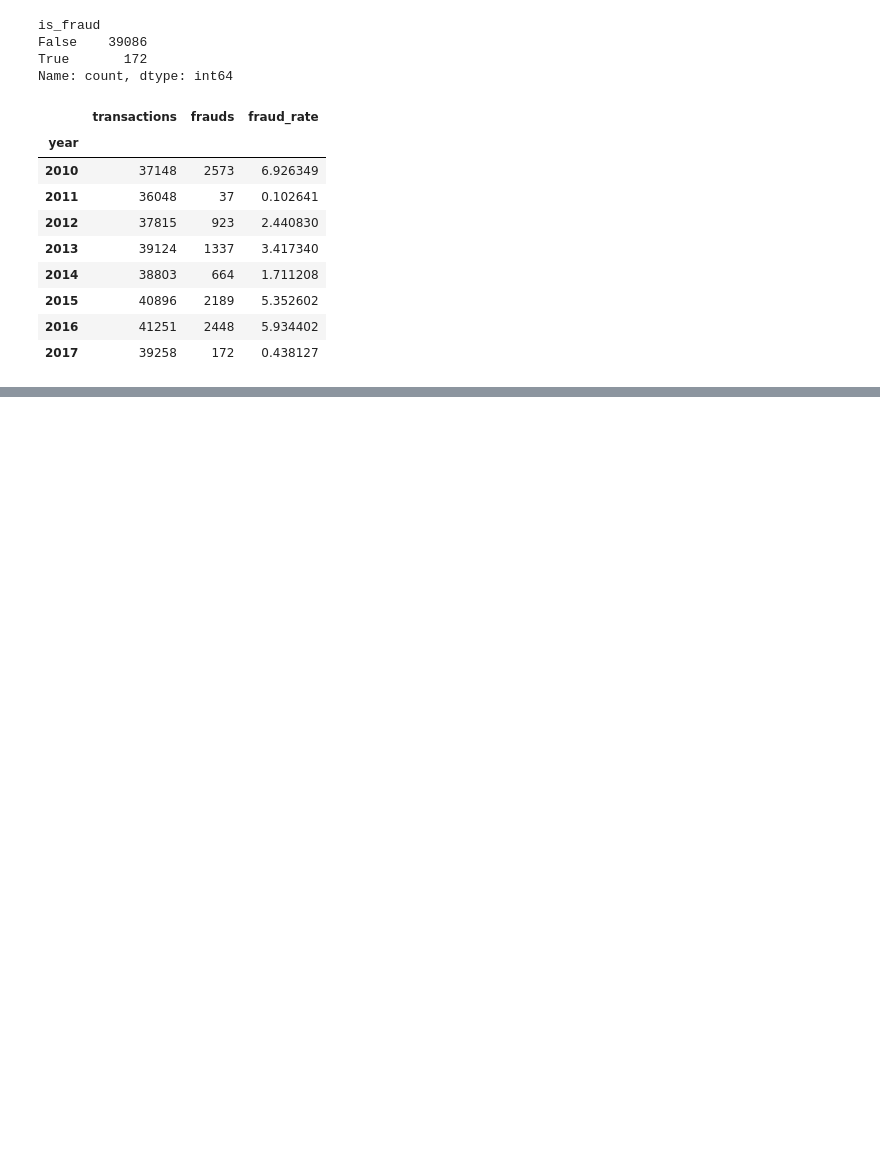
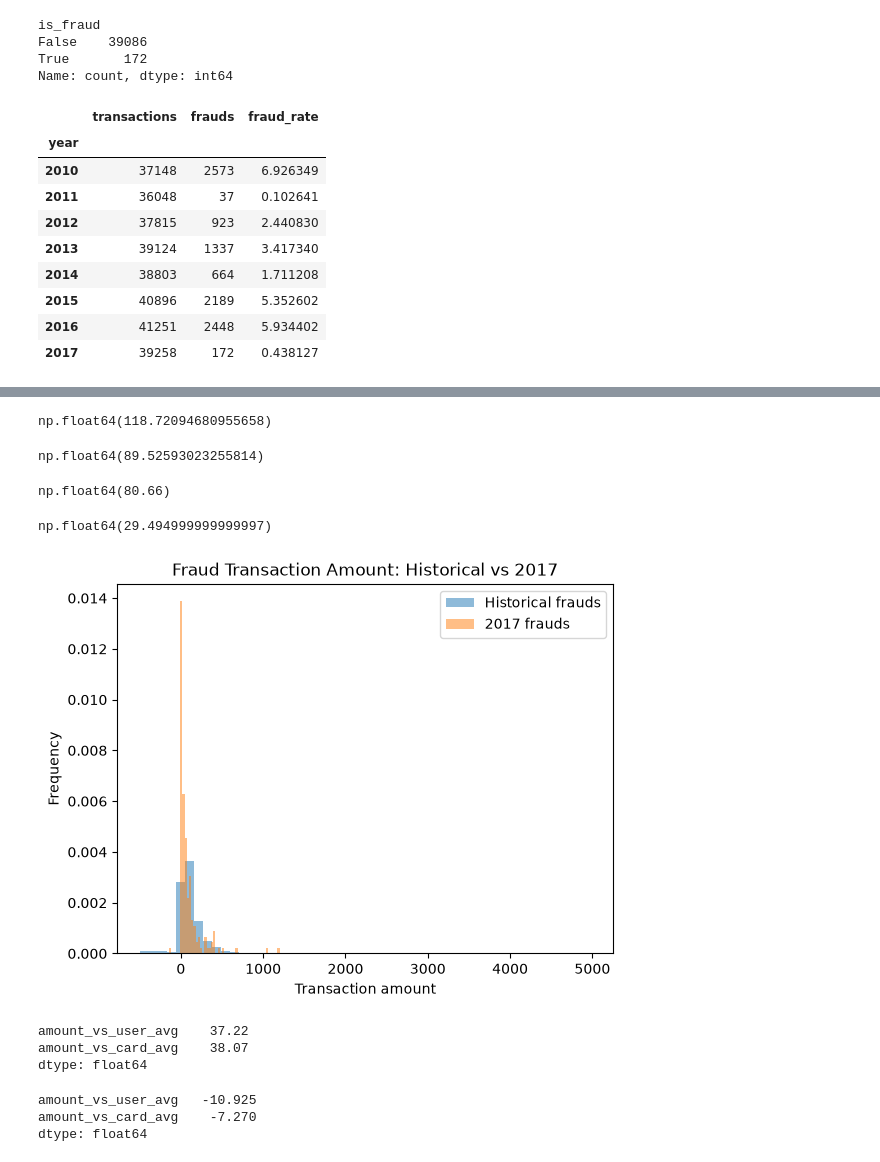
Before and after one commit to martynawieruszewska/finsight-fintech-analytics, a Jupyter notebook: notebooks/ml/06_gradient_boosting_tuning.ipynb, the cells around one changed output, grey strips where cells are left out. Cells and saved outputs as stored; diff of their text form; code cells hidden in the pictures; blank space fills up the shorter version.

```diff
--- a/notebooks/ml/06_gradient_boosting_tuning.ipynb
+++ b/notebooks/ml/06_gradient_boosting_tuning.ipynb
@@ -320,0 +337,62 @@ fraud_by_year
+# %%
+historical_fraud_mask = (y_development == True) & (development_years < 2017)
+fraud_2017_mask = (y_development == True) & (development_years == 2017)
+# %%
+historical_frauds = X_development[historical_fraud_mask]
+frauds_2017 = X_development[fraud_2017_mask]
+# %%
+historical_frauds["amount"].mean()
+# %% [output]
+np.float64(118.72094680955658)
+# %%
+frauds_2017["amount"].mean()
+# %% [output]
+np.float64(89.52593023255814)
+# %%
+historical_frauds["amount"].median()
+# %% [output]
+np.float64(80.66)
+# %%
+frauds_2017["amount"].median()
+# %% [output]
+np.float64(29.494999999999997)
+# %%
+plt.hist(
+    historical_frauds["amount"],
+    bins=50,
+    alpha=0.5,
+    label="Historical frauds",
+    density=True
+)
+
+plt.hist(
+    frauds_2017["amount"],
+    bins=50,
+    alpha=0.5,
+    label="2017 frauds",
+    density=True
+)
+
+plt.xlabel("Transaction amount")
+plt.ylabel("Frequency")
+plt.title("Fraud Transaction Amount: Historical vs 2017")
+plt.legend()
+plt.show()
+# %% [output]
+[figure, added]
+# %%
+historical_frauds[
+    ["amount_vs_user_avg", "amount_vs_card_avg"]
+].median()
+# %% [output]
+amount_vs_user_avg    37.22
+amount_vs_card_avg    38.07
+dtype: float64
+# %%
+frauds_2017[
+    ["amount_vs_user_avg", "amount_vs_card_avg"]
+].median()
+# %% [output]
+amount_vs_user_avg   -10.925
+amount_vs_card_avg    -7.270
+dtype: float64
```
Also changed, not shown: parts of 5 cells of this notebook.
